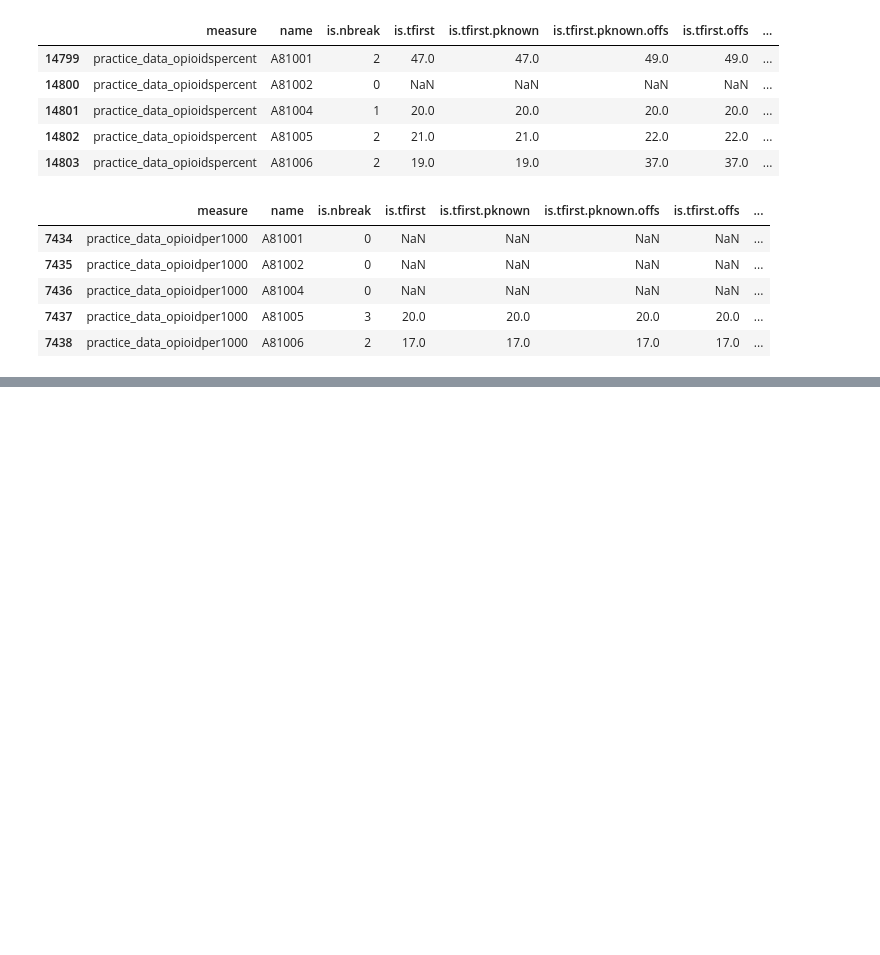
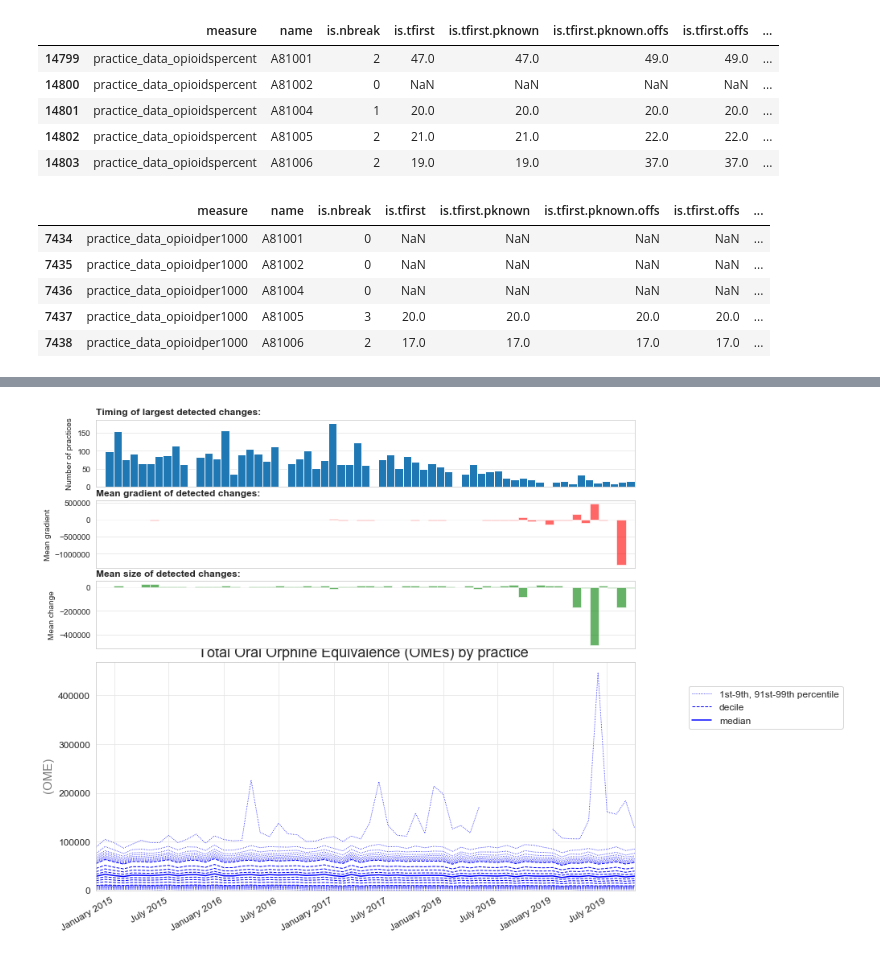
Before and after one commit to ebmdatalab/opioids-change-detection, a Jupyter notebook: practice-opioids-change-detection-analysis.ipynb, the cells around one changed output, grey strips where cells are left out. Drawn from its saved outputs; the diff is of its cells as text; code cells hidden in the pictures; blank space fills up the shorter version.

```diff
--- a/practice-opioids-change-detection-analysis.ipynb
+++ b/practice-opioids-change-detection-analysis.ipynb
@@ -56,0 +117,6 @@ practice_data_opioidper1000.head()
+# %%
+offset_date = practice_data_opioidome['is.tfirst.big'] -1
+offset_date = offset_date.dropna().apply(lambda x: relativedelta(months=x))
+practice_breaks_ome = decile_ome['month'].min() + offset_date
+#practice_breaks_cer.loc[practice_breaks_cer=='2013-03-01'] = practice_breaks_cer.loc[practice_breaks_cer=='2013-03-01'] + pd.DateOffset(days=1)
+practice_breaks_ome.head()
@@ -56,0 +130,6 @@ practice_data_opioidper1000.head()
+# %%
+mean_slope = practice_data_opioidome[['is.tfirst.big','is.slope.ma']]
+mean_slope = mean_slope.groupby('is.tfirst.big').mean()
+mean_slope = pd.concat([mean_slope,pd.DataFrame([[0]], columns=['is.slope.ma'])],axis=0)
+mean_slope = mean_slope.sort_index()
+mean_slope.head()#.plot.bar()
@@ -56,0 +143,6 @@ practice_data_opioidper1000.head()
+# %%
+mean_change = practice_data_opioidome[['is.tfirst.big','is.intlev.levd']]
+mean_change = mean_change.groupby('is.tfirst.big').mean()
+mean_change = pd.concat([mean_change,pd.DataFrame([[0]], columns=['is.intlev.levd'])],axis=0)
+mean_change = mean_change.sort_index()
+mean_change.head()#.plot.bar()
@@ -56,0 +156,74 @@ practice_data_opioidper1000.head()
+# %%
+# Plot figure with subplots of different sizes
+fig,ax = plt.subplots(1)
+# set up subplot grid
+gridspec.GridSpec(7,4)
+
+# decile subplot
+
+ax = plt.subplot2grid((7,4), (3,0), colspan=4, rowspan=3)
+charts.deciles_chart(
+        decile_ome,
+        period_column='month',
+        column='calc_value',
+        title="Total Oral Orphine Equivalence (OMEs) by practice ",
+        ylabel=" (OME) ",
+        show_outer_percentiles=True,
+        show_legend=True,
+        ax=ax
+)
+#ax.set_title('Practice deciles and extreme percentiles:',loc='left',fontweight='bold')
+#ax.set_ylabel('Proportion of Cerazette prescribing')
+#ax.set_xlim([practice_deciles_cer.index.min(),practice_deciles_cer.index.max()])
+#ax.set_xlabel('Year', fontsize = 11)
+#ax.set_ylim([0,1])
+
+
+
+#ax.axvline(x='2012-12-01',linewidth=1, color='k')
+#ax.axvline(x='2013-07-01',linewidth=1, color='k')
+#ax.annotate('Cerazette patent expired', ('2012-12-08',0.65),
+ #           fontweight='bold',rotation=90,fontsize=14,color='#2a72a3',alpha=.9)
+#ax.annotate('Price begins to drop', ('2013-07-08',0.53),
+ #           fontweight='bold',rotation=90,fontsize=14,color='#2a72a3',alpha=.9)
+
+# timing of change
+ax = plt.subplot2grid((7,4), (0,0), colspan=4)
+ax.set_title('Timing of largest detected changes:',loc='left',fontweight='bold')
+ax.set_ylabel('Number of practices')
+ax.axes.xaxis.set_ticklabels([])
+ax.set_xlim([decile_ome['month'].min(),decile_ome['month'].max()])
+ax.set_xticks([])
+ax.hist(practice_breaks_ome, bins=64)
+#ax.axvline(x='2012-12-01',linewidth=1, color='k')
+#ax.axvline(x='2013-07-01',linewidth=1, color='k')
+
+# gradient of change
+ax = plt.subplot2grid((7,4), (1,0), colspan=4)
+ax.set_title('Mean gradient of detected changes:',loc='left',fontweight='bold')
+ax.set_ylabel('Mean gradient')
+ax.axes.xaxis.set_visible(False)
+#ax.set_ylim([-0.25,0])
+mean_slope.plot.bar(ax=ax, width=1, color = 'r',alpha=.6)
+#ax.axvline(x=28,linewidth=1, color='k') commented out put used to put a time pint line in
+#ax.axvline(x=35,linewidth=1, color='k')
+ax.autoscale(enable=True, axis='x', tight=True)
+ax.legend_.remove()
+
+# magnitude of change
+ax = plt.subplot2grid((7,4), (2,0), colspan=4)
+ax.set_title('Mean size of detected changes:',loc='left',fontweight='bold')
+ax.set_ylabel('Mean change')
+ax.axes.xaxis.set_visible(False)
+mean_change.plot.bar(ax=ax, width=1, color = 'g',alpha=.6)
+#ax.axvline(x=28,linewidth=1, color='k')
+#ax.axvline(x=35,linewidth=1, color='k')
+ax.autoscale(enable=True, axis='x', tight=True)
+ax.legend_.remove()
+
+# fit subplots and save fig
+fig.set_size_inches(w=12,h=14)
+fig.savefig('data/practice_data_opioid/ome.png',
+            format='png', dpi=300,bbox_inches='tight')
+# %% [output]
+[figure, added]
```
Also changed, not shown: parts of 23 cells of this notebook, 2 other files.
